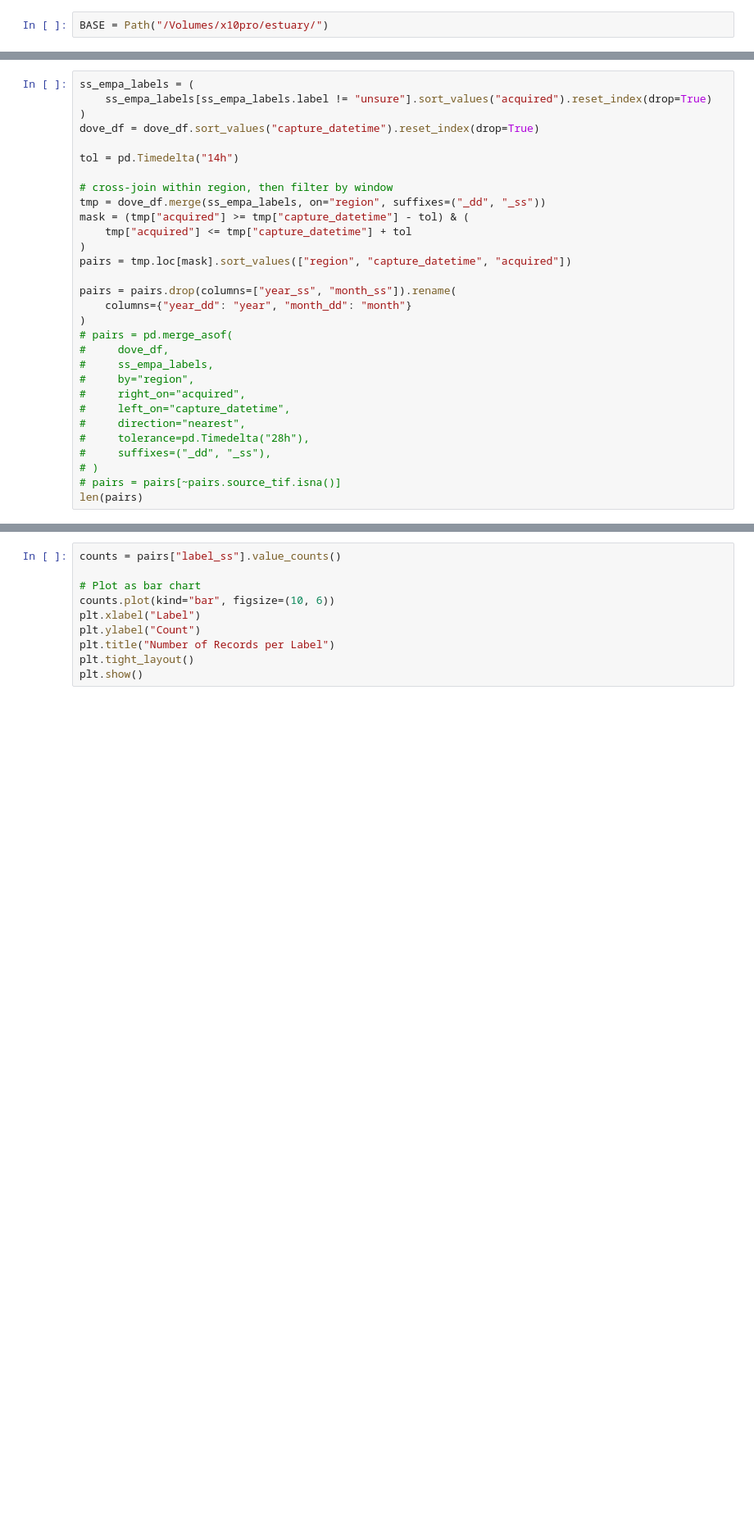
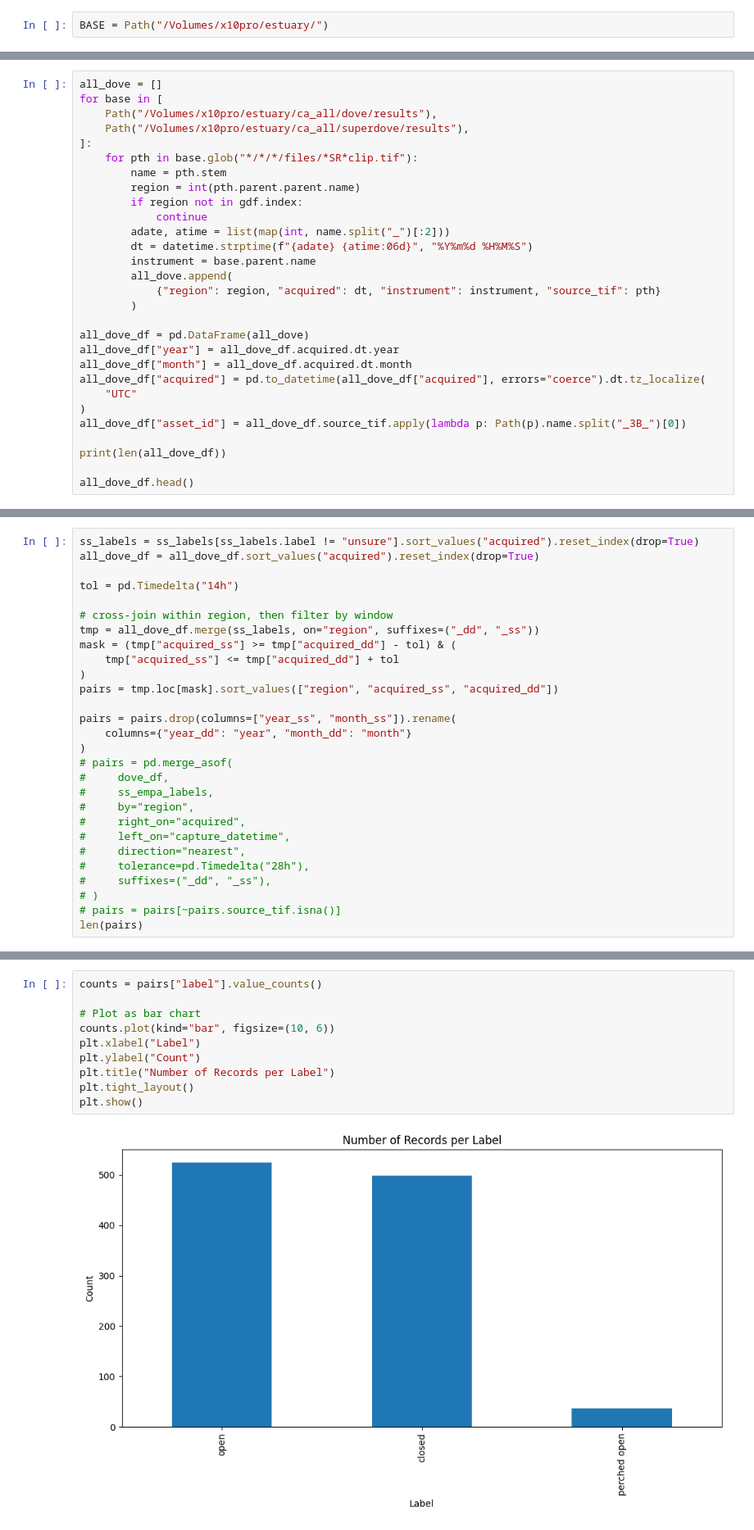
Before and after one commit to kyle-dorman/estuary, a Jupyter notebook: notebooks/ca_sites.ipynb, the cells around one changed output, grey strips where cells are left out. Shown at 82% size. Drawn from its saved outputs; the diff is of its cells as text; blank space fills up the shorter version.

```diff
--- a/notebooks/ca_sites.ipynb
+++ b/notebooks/ca_sites.ipynb
@@ -114,0 +104,29 @@ dove_df.head()
+# %%
+all_dove = []
+for base in [
+    Path("/Volumes/x10pro/estuary/ca_all/dove/results"),
+    Path("/Volumes/x10pro/estuary/ca_all/superdove/results"),
+]:
+    for pth in base.glob("*/*/*/files/*SR*clip.tif"):
+        name = pth.stem
+        region = int(pth.parent.parent.name)
+        if region not in gdf.index:
+            continue
+        adate, atime = list(map(int, name.split("_")[:2]))
+        dt = datetime.strptime(f"{adate} {atime:06d}", "%Y%m%d %H%M%S")
+        instrument = base.parent.name
+        all_dove.append(
+            {"region": region, "acquired": dt, "instrument": instrument, "source_tif": pth}
+        )
+
+all_dove_df = pd.DataFrame(all_dove)
+all_dove_df["year"] = all_dove_df.acquired.dt.year
+all_dove_df["month"] = all_dove_df.acquired.dt.month
+all_dove_df["acquired"] = pd.to_datetime(all_dove_df["acquired"], errors="coerce").dt.tz_localize(
+    "UTC"
+)
+all_dove_df["asset_id"] = all_dove_df.source_tif.apply(lambda p: Path(p).name.split("_3B_")[0])
+
+print(len(all_dove_df))
+
+all_dove_df.head()
@@ -143,17 +171,15 @@ dove_df.head()
 # %%
-ss_empa_labels = (
-    ss_empa_labels[ss_empa_labels.label != "unsure"].sort_values("acquired").reset_index(drop=True)
-)
-dove_df = dove_df.sort_values("capture_datetime").reset_index(drop=True)
+ss_labels = ss_labels[ss_labels.label != "unsure"].sort_values("acquired").reset_index(drop=True)
+all_dove_df = all_dove_df.sort_values("acquired").reset_index(drop=True)
 
 tol = pd.Timedelta("14h")
 
 # cross-join within region, then filter by window
-tmp = dove_df.merge(ss_empa_labels, on="region", suffixes=("_dd", "_ss"))
-mask = (tmp["acquired"] >= tmp["capture_datetime"] - tol) & (
-    tmp["acquired"] <= tmp["capture_datetime"] + tol
+tmp = all_dove_df.merge(ss_labels, on="region", suffixes=("_dd", "_ss"))
+mask = (tmp["acquired_ss"] >= tmp["acquired_dd"] - tol) & (
+    tmp["acquired_ss"] <= tmp["acquired_dd"] + tol
 )
-pairs = tmp.loc[mask].sort_values(["region", "capture_datetime", "acquired"])
+pairs = tmp.loc[mask].sort_values(["region", "acquired_ss", "acquired_dd"])
 
 pairs = pairs.drop(columns=["year_ss", "month_ss"]).rename(
     columns={"year_dd": "year", "month_dd": "month"}
@@ -234,13 +274,15 @@ plt.show()
 # %%
-counts = pairs["label_ss"].value_counts()
+counts = pairs["label"].value_counts()
 
 # Plot as bar chart
 counts.plot(kind="bar", figsize=(10, 6))
 plt.xlabel("Label")
 plt.ylabel("Count")
 plt.title("Number of Records per Label")
 plt.tight_layout()
 plt.show()
+# %% [output]
+[figure, added]
 # %%
 counts = pairs["instrument_dd"].value_counts()
 
```
Also changed, not shown: parts of 61 cells of this notebook, 12 other files.
